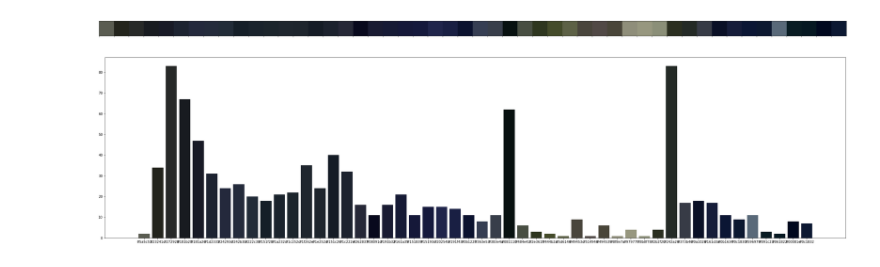
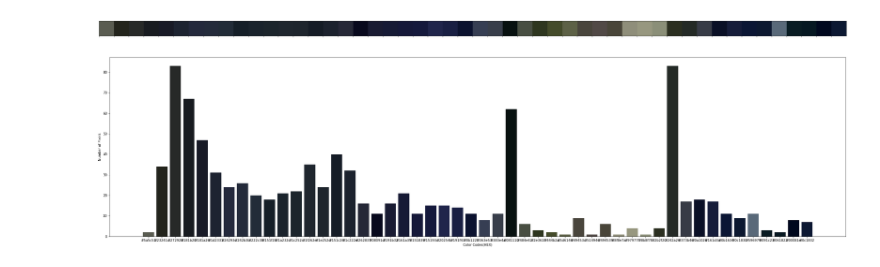
Before and after one commit to prabhuSub/Hue---Tones, a Jupyter notebook: color_pallet.ipynb, the cells around one changed output. Saved outputs shown, nothing was run; the diff lists cells and outputs as text; code cells hidden in the pictures.

```diff
--- a/color_pallet.ipynb
+++ b/color_pallet.ipynb
@@ -75,9 +75,11 @@ sns.palplot(colors)
 # %%
 plt.figure(figsize=(40,10))
 barlist = plt.bar(hex_value_color_desired, list(by_color.values())[0:50])
 i = 0
+plt.xlabel("Color Codes(HEX)")
+plt.ylabel("Number of Pixels")
 for bars in barlist:
     bars.set_color(hex_value_color_desired[i])
     i+=1
 # %% [output]
-[figure, old version]
+[figure, new version]
```
